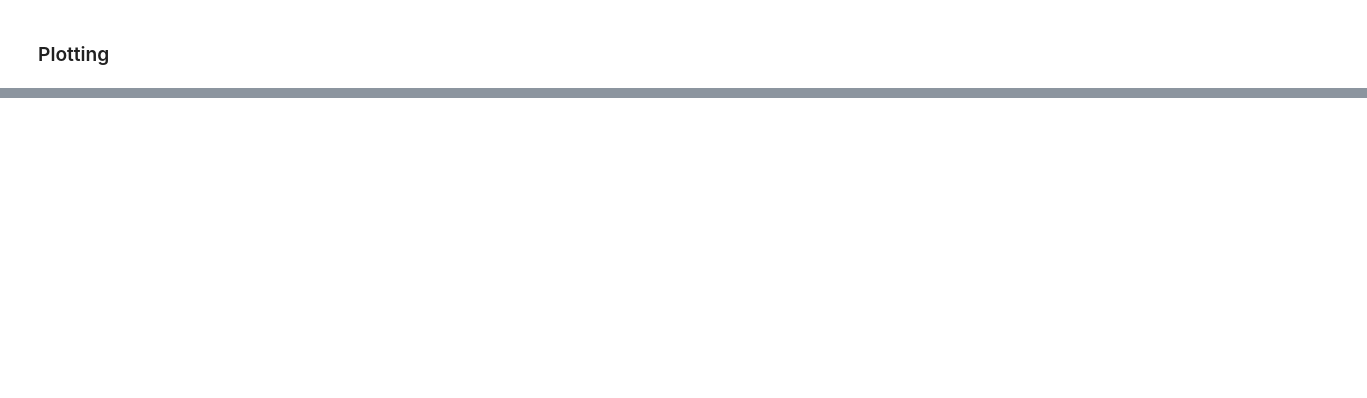
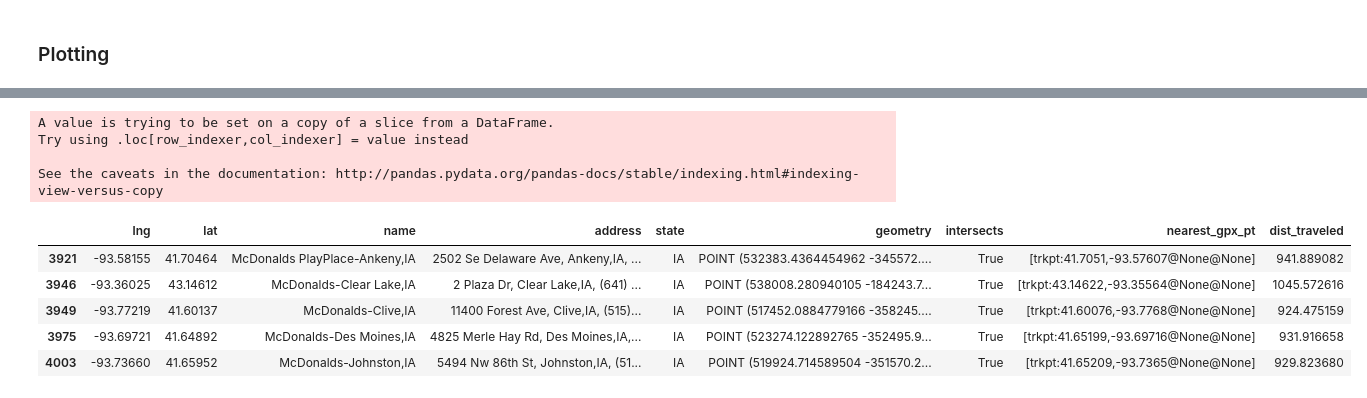
Before and after one commit to ryan-p-larson/road-trip, a Jupyter notebook: workbook.ipynb, the cells around one changed output, grey strips where cells are left out. Drawn from its saved outputs; the diff is of its cells as text; code cells hidden in the pictures; blank space fills up the shorter version.

```diff
--- a/workbook.ipynb
+++ b/workbook.ipynb
@@ -293,0 +356,47 @@ plt.savefig('./road-trip-mcdonalds.png', facecolor='white', bbox_inches='tight',
+# %%
+# Need to calculate distance traveled until a given point
+# directs, first point is start
+# then walk to each pair of points, adding distance between to variable
+# once we hit the given GPS location, return the distance traveled
+
+start_pt = Location(directs[0].latitude, directs[0].longitude)
+
+def get_moving_dist(location):
+    """ Returns miles from start of trip to GPX direction points. """
+    dist = 0
+    last_pt = None
+
+    for i in directs:
+        # Get gps location of directions GPX track
+        i_pt = i
+
+        # Base case
+        if (i_pt == location):
+            return (dist / 1609)
+
+        # First point
+        elif (last_pt == None):
+            i_dist = start_pt.distance_2d(i_pt)
+            dist += i_dist
+            last_pt = i_pt
+
+        else:
+            i_dist = last_pt.distance_2d(i_pt)
+            dist += i_dist
+            last_pt = i_pt
+
+passed_mcdons['dist_traveled'] = passed_mcdons['nearest_gpx_pt'].apply(lambda mcd: get_moving_dist(mcd))
+# %% [output]
+A value is trying to be set on a copy of a slice from a DataFrame.
+Try using .loc[row_indexer,col_indexer] = value instead
+
+See the caveats in the documentation: http://pandas.pydata.org/pandas-docs/stable/indexing.html#indexing-view-versus-copy
+# %%
+passed_mcdons.head()
+# %% [output]
+|  | lng | lat | name | address | state | geometry | intersects | nearest_gpx_pt | dist_traveled |
+| 3921 | -93.58155 | 41.70464 | McDonalds PlayPlace-Ankeny,IA | 2502 Se Delaware Ave, Ankeny,IA, ... | IA | POINT (532383.4364454962 -345572.... | True | [trkpt:41.7051,-93.57607@None@None] | 941.889082 |
+| 3946 | -93.36025 | 43.14612 | McDonalds-Clear Lake,IA | 2 Plaza Dr, Clear Lake,IA, (641) ... | IA | POINT (538008.280940105 -184243.7... | True | [trkpt:43.14622,-93.35564@None@None] | 1045.572616 |
+| 3949 | -93.77219 | 41.60137 | McDonalds-Clive,IA | 11400 Forest Ave, Clive,IA, (515)... | IA | POINT (517452.0884779166 -358245.... | True | [trkpt:41.60076,-93.7768@None@None] | 924.475159 |
+| 3975 | -93.69721 | 41.64892 | McDonalds-Des Moines,IA | 4825 Merle Hay Rd, Des Moines,IA,... | IA | POINT (523274.122892765 -352495.9... | True | [trkpt:41.65199,-93.69716@None@None] | 931.916658 |
+| 4003 | -93.73660 | 41.65952 | McDonalds-Johnston,IA | 5494 Nw 86th St, Johnston,IA, (51... | IA | POINT (519924.714589504 -351570.2... | True | [trkpt:41.65209,-93.7365@None@None] | 929.823680 |
```
Also changed, not shown: parts of 13 cells of this notebook.
